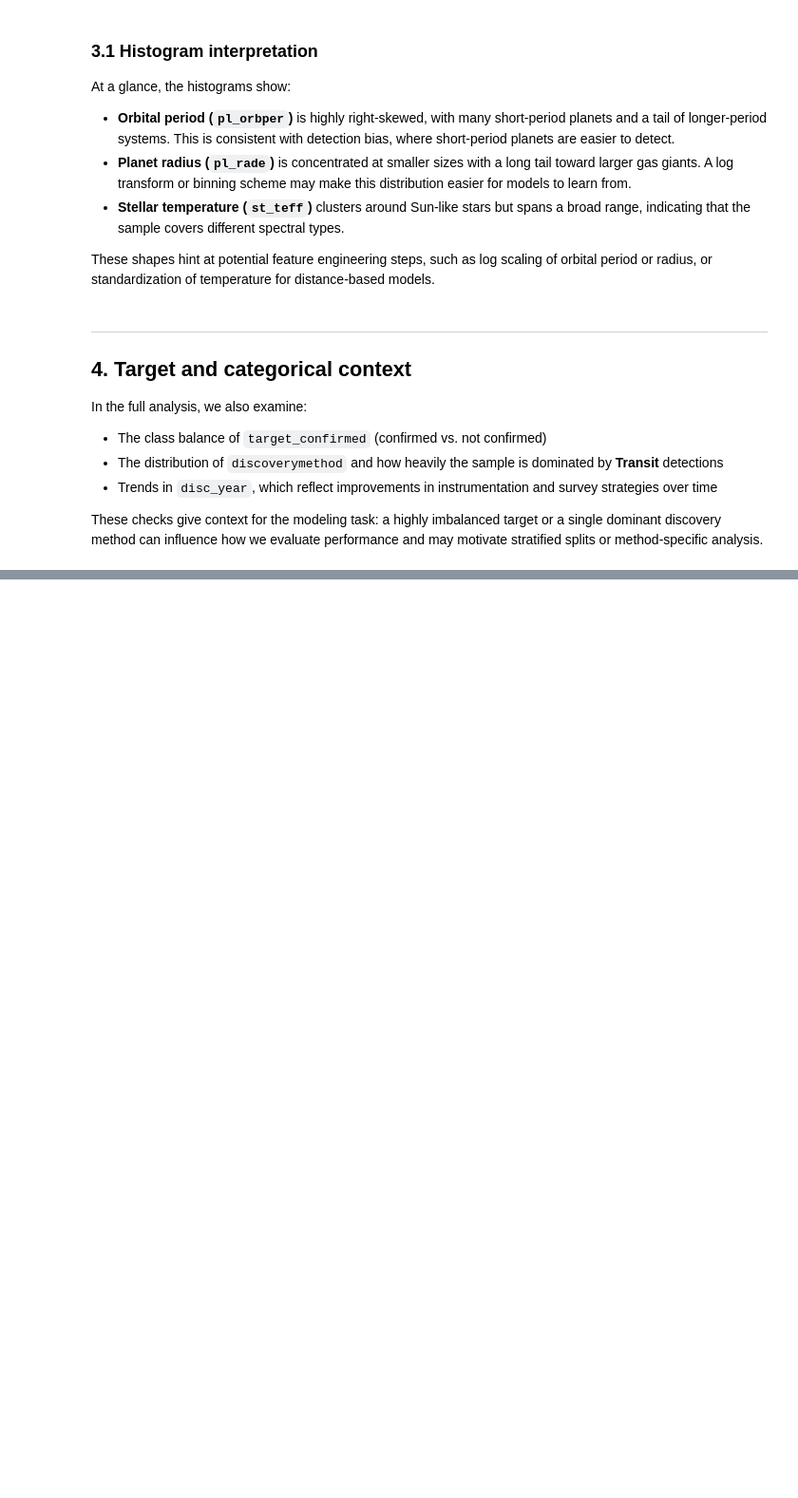
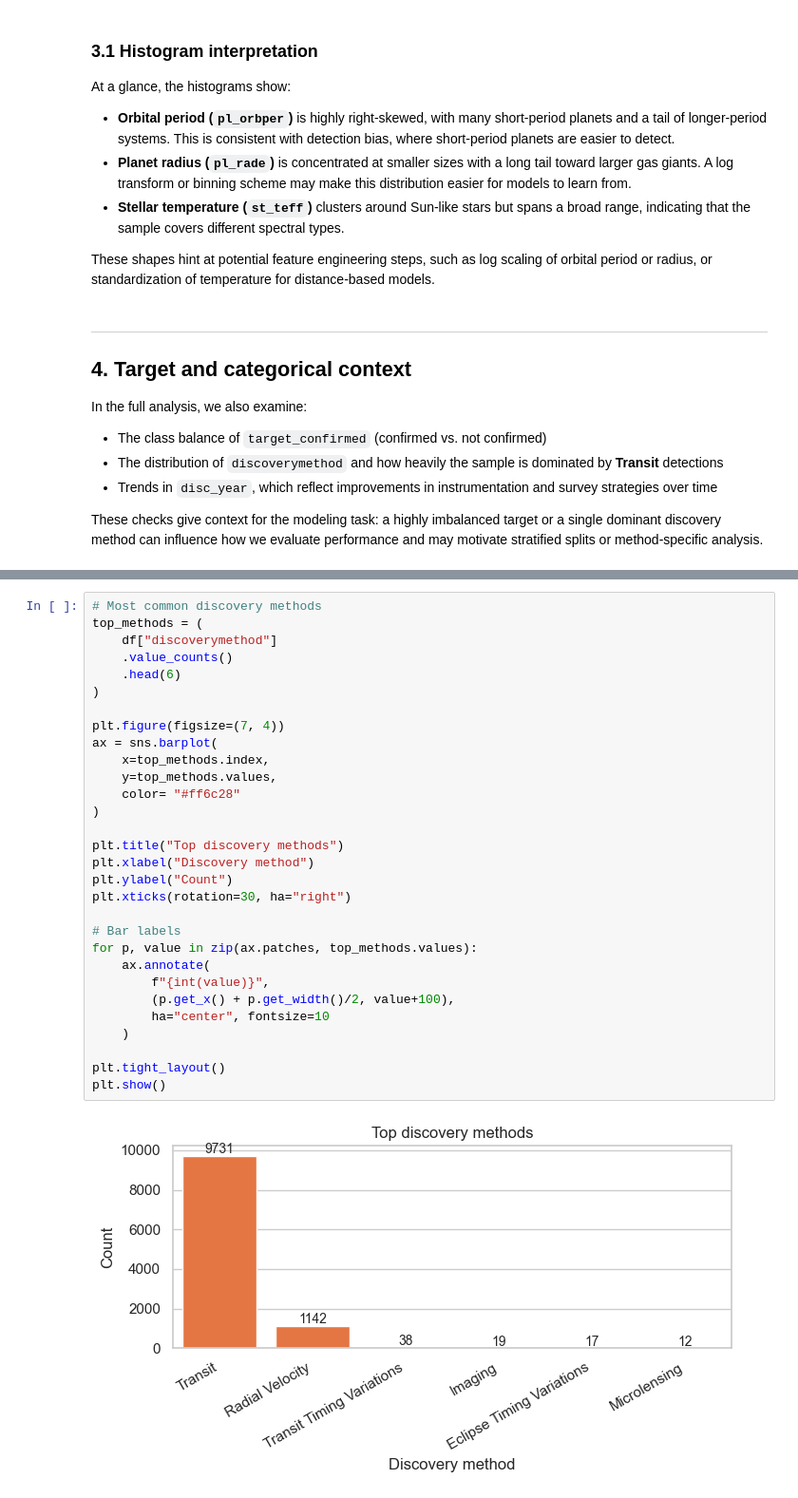
Before and after one commit to rhicarmel/exoplanet-validation, a Jupyter notebook: notebooks/eda.ipynb, the cells around one changed output, grey strips where cells are left out. Shown at 95% size. Saved outputs shown, nothing was run; the diff lists cells and outputs as text; blank space fills up the shorter version.

```diff
--- a/notebooks/eda.ipynb
+++ b/notebooks/eda.ipynb
@@ -132,0 +182,32 @@ These checks give context for the modeling task: a highly imbalanced target or a
+# %%
+# Most common discovery methods
+top_methods = (
+    df["discoverymethod"]
+    .value_counts()
+    .head(6)
+)
+
+plt.figure(figsize=(7, 4))
+ax = sns.barplot(
+    x=top_methods.index,
+    y=top_methods.values,
+    color= "#ff6c28"
+)
+
+plt.title("Top discovery methods")
+plt.xlabel("Discovery method")
+plt.ylabel("Count")
+plt.xticks(rotation=30, ha="right")
+
+# Bar labels
+for p, value in zip(ax.patches, top_methods.values):
+    ax.annotate(
+        f"{int(value)}",
+        (p.get_x() + p.get_width()/2, value+100),
+        ha="center", fontsize=10
+    )
+
+plt.tight_layout()
+plt.show()
+# %% [output]
+[figure, added]
```
Also changed, not shown: parts of 11 cells of this notebook.
